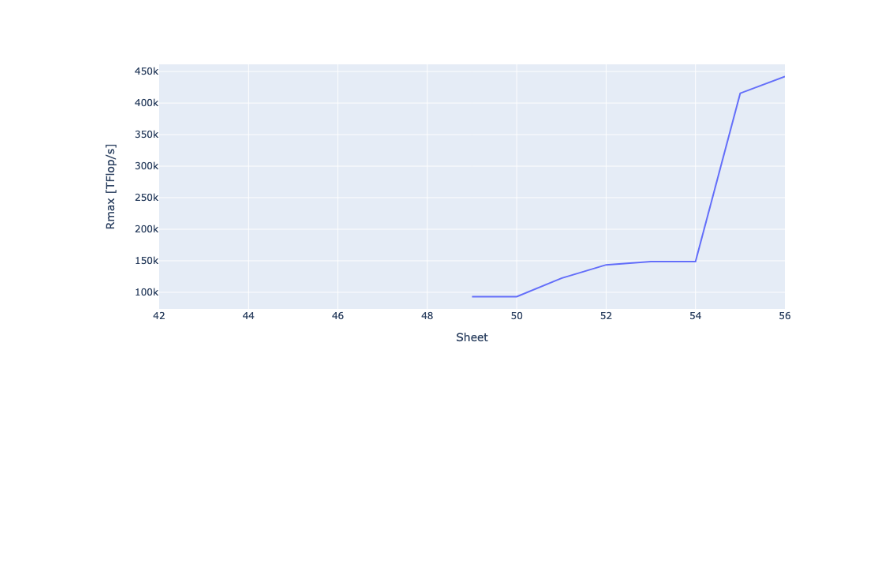
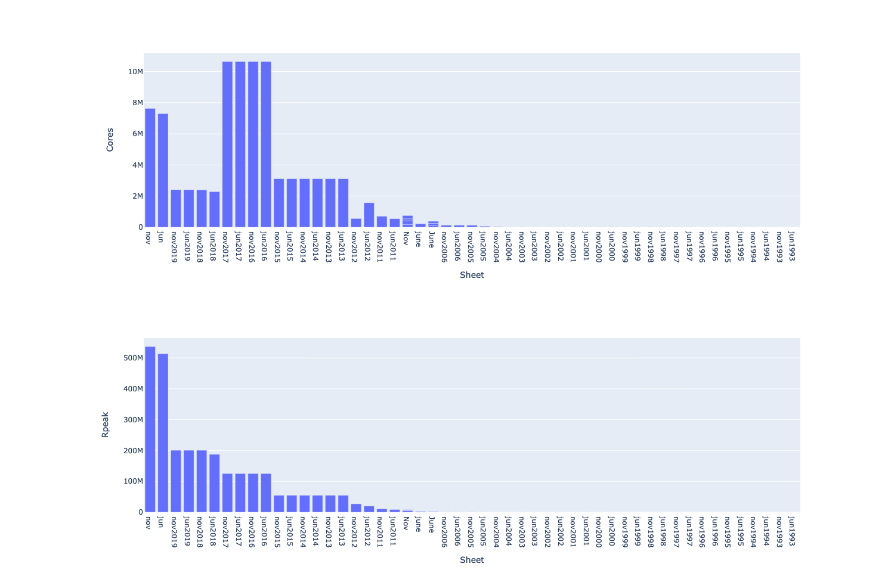
Before and after one commit to oweidner/top500, a Jupyter notebook: top500.ipynb, the cells around one changed output. Drawn from its saved outputs; the diff is of its cells as text; code cells hidden in the pictures; blank space fills up the shorter version.

```diff
--- a/top500.ipynb
+++ b/top500.ipynb
@@ -14,5 +4,10 @@ data.to_csv('./top500.csv', index=False)
+# %%
+top500 = pd.read_csv('./data/top500_cleaned.csv', low_memory=False)
 # %%
-fig = data.query('Rank == 1').plot(x ='Sheet', y='Rmax [TFlop/s]', kind = 'line')
-fig.show()
+top500.query('Rank == 1').plot(x ='Sheet', y='Cores', kind = 'bar')
 # %% [output]
-[figure, old version]
+[figure, new version]
+# %%
+top500.query('Rank == 1').plot(x ='Sheet', y='Rpeak', kind = 'bar')
+# %% [output]
+[figure, added]
```
Also changed, not shown: parts of 1 cell of this notebook, 7 other files.
